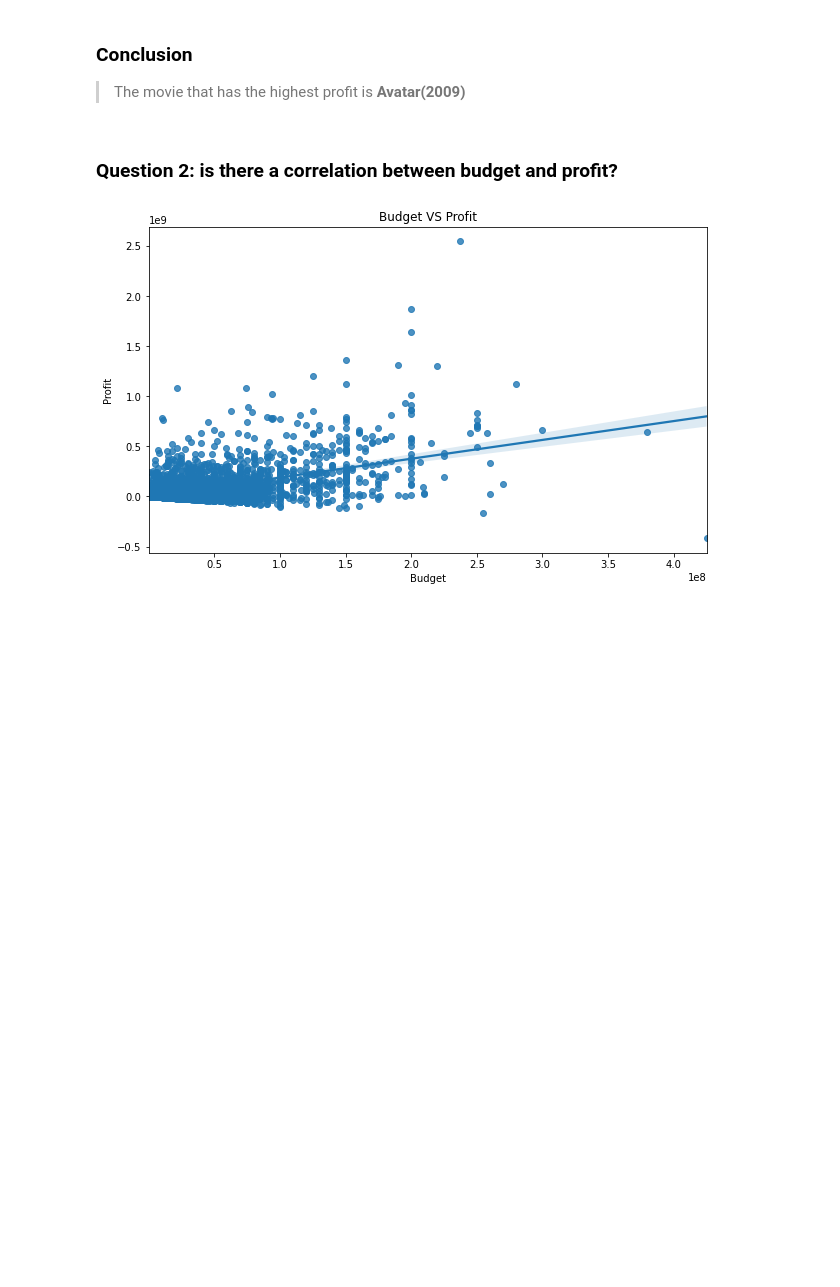
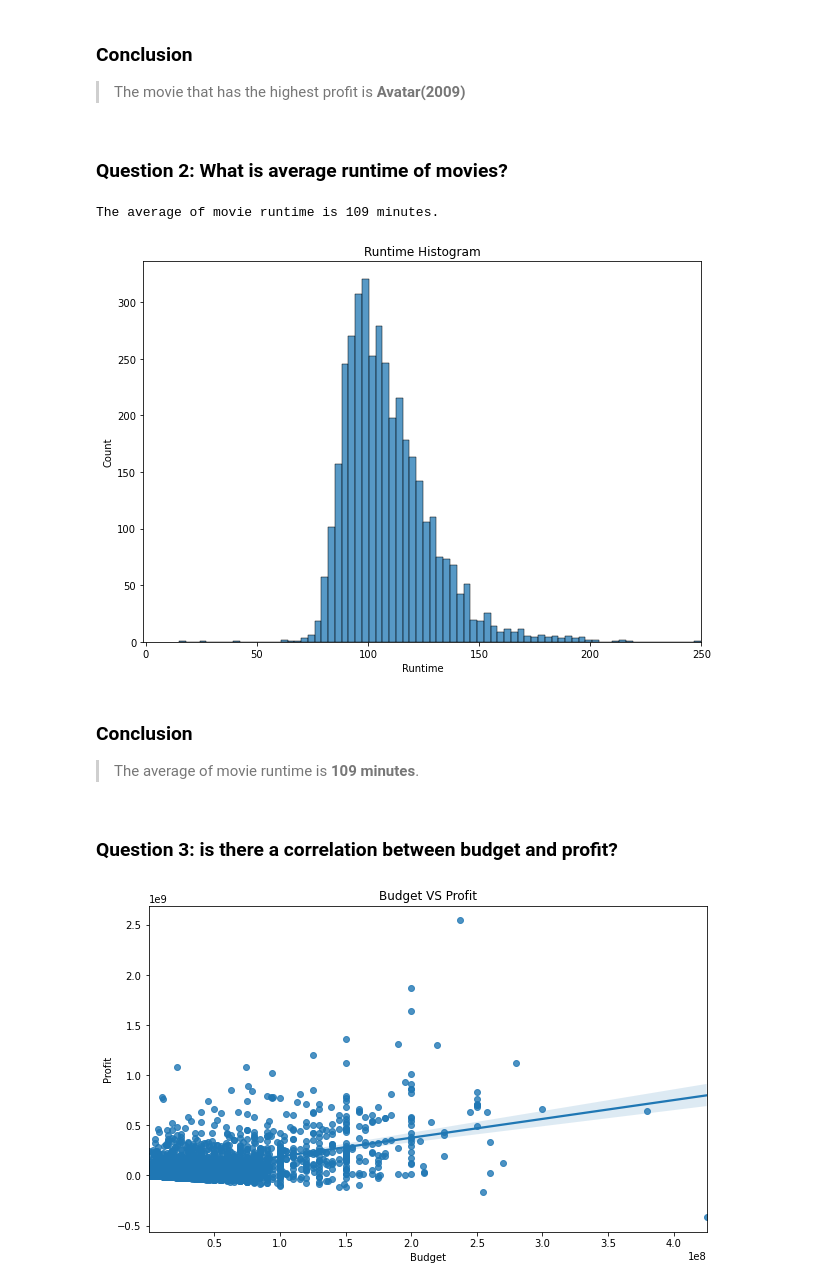
Before and after one commit to Onsymers/Investigating_TMDB, a Jupyter notebook: investigate-TMDB.ipynb, the cells around one changed output. Saved outputs shown, nothing was run; the diff lists cells and outputs as text; code cells hidden in the pictures; blank space fills up the shorter version.

```diff
--- a/investigate-TMDB.ipynb
+++ b/investigate-TMDB.ipynb
@@ -152,5 +165,14 @@ memory usage: 1018.8+ KB
-# %%
-df.replace(0, np.nan, inplace=True)
+# %%
+# Replace 0 values with Nan in revenue, budget
+df.revenue.replace(0, np.nan, inplace=True)
+df.budget.replace(0, np.nan, inplace=True)
+
+# Replace 0 values with Nan in budget_adj, revenue_adj
+df.budget_adj.replace(0, np.nan, inplace=True)
+df.revenue_adj.replace(0, np.nan, inplace=True)
+
+# Replace 0 values with Nan in runtime
+df.runtime.replace(0, np.nan, inplace=True)
 # %%
 # Checking
 df.info()
@@ -179,5 +201,5 @@ memory usage: 1018.8+ KB
 # %%
-df.dropna(subset = ['revenue','budget'], inplace=True)
+df.dropna(subset = ['revenue', 'budget', 'budget_adj', 'revenue_adj', 'runtime'], inplace=True)
 # %%
 # Checking
 df.info()
@@ -306,8 +356,23 @@ top_profit.plot(kind='bar', x='original_title', y='profit',
 # %% [markdown]
 ### Conclusion
 > The movie that has the highest profit is **Avatar(2009)**
+# %% [markdown]
+### Question 2: What is average runtime of movies?
+# %%
+print(f"The average of movie runtime is {int(df.runtime.mean())} minutes.")
+# %% [output]
+The average of movie runtime is 109 minutes.
+# %%
+_, ax = plt.subplots(figsize=(10,7))
+g = sns.histplot(x=df.runtime, ax=ax)
+g.set(xlim=(None, 250), title='Runtime Histogram', xlabel='Runtime');
+# %% [output]
+[figure, added]
+# %% [markdown]
+### Conclusion
+>The average of movie runtime is **109 minutes**.
 # %% [markdown]
-### Question 2:  is there a correlation between budget and profit?
+### Question 3:  is there a correlation between budget and profit?
 # %%
 _, ax = plt.subplots(figsize=(10,6))
 ax.set_title('Budget VS Profit')
```
Also changed, not shown: parts of 20 cells of this notebook, 1 other file.
